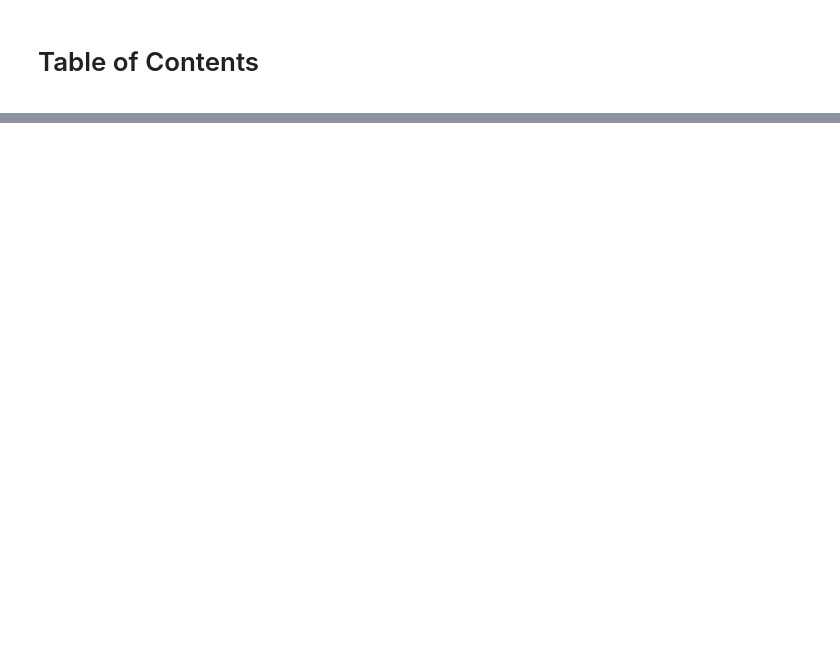
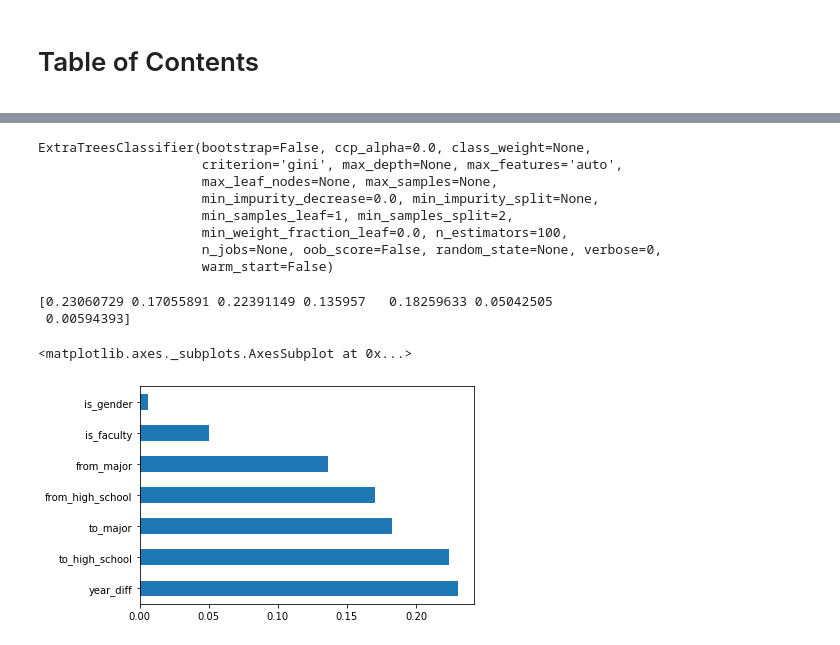
Before and after one commit to timpostuvan/link-prediction-facebook100, a Jupyter notebook: Feature Analysis.ipynb, the cells around one changed output, grey strips where cells are left out. Drawn from its saved outputs; the diff is of its cells as text; code cells hidden in the pictures; blank space fills up the shorter version.

Commit message:
Added: train-test data node2vec

```diff
--- a/Feature Analysis.ipynb
+++ b/Feature Analysis.ipynb
@@ -141,3 +3,0 @@ feature_red(raw_data,list(raw_data.columns)[2:],ind =  indices)
-# %%
-temp = pd.concat([n2v_df,raw_data['label']],axis=1)
-feature_red(temp,list(temp.columns),ind =  indices)
@@ -246,0 +27,16 @@ COEFF: [[-1.23535957e-05  1.67781281e-01  1.88488708e-02 -2.51086101e-04
+# %%
+def get_dirs():
+    dirs = []
+    for i in os.listdir('./data/'):
+        if os.path.isdir('./data/{}'.format(i)):
+            dirs.append(i)
+    return dirs
+
+
+def get_data(name,sep=','):
+    df = pd.DataFrame()
+    for x in get_dirs():
+        path = "./data/{}/{}{}".format(x, x, name)
+        temp = pd.read_csv(path,sep=sep)
+        df = df.append(temp)
+    return df
@@ -246,0 +55,4 @@ COEFF: [[-1.23535957e-05  1.67781281e-01  1.88488708e-02 -2.51086101e-04
+# %%
+base_df = get_data('.raw_data',sep='\t')
+base_df = base_df.drop(columns=['from_id','to_id'])
+base_df.info()
@@ -246,0 +187,12 @@ COEFF: [[-1.23535957e-05  1.67781281e-01  1.88488708e-02 -2.51086101e-04
+# %%
+#apply SelectKBest class to extract top 10 best features
+bestfeatures = SelectKBest(score_func=chi2, k='all')
+X = base_df.iloc[:,2:-1]  #independent columns
+y = base_df.iloc[:,-1]    #target column i.e price range
+fit = bestfeatures.fit(X,y)
+dfscores = pd.DataFrame(fit.scores_)
+dfcolumns = pd.DataFrame(X.columns)
+#concat two dataframes for better visualization
+featureScores = pd.concat([dfcolumns,dfscores],axis=1)
+featureScores.columns = ['Specs','Score']  #naming the dataframe columns
+print(featureScores.nlargest(10,'Score'))  #print 10 best features
@@ -246,0 +208,23 @@ COEFF: [[-1.23535957e-05  1.67781281e-01  1.88488708e-02 -2.51086101e-04
+# %%
+from sklearn.ensemble import ExtraTreesClassifier
+import matplotlib.pyplot as plt
+model = ExtraTreesClassifier()
+model.fit(X,y)
+print(model.feature_importances_) #use inbuilt class feature_importances of tree based classifiers
+#plot graph of feature importances for better visualization
+feat_importances = pd.Series(model.feature_importances_, index=X.columns)
+feat_importances.nlargest(10).plot(kind='barh')
+plt.show()
+# %% [output]
+ExtraTreesClassifier(bootstrap=False, ccp_alpha=0.0, class_weight=None,
+                     criterion='gini', max_depth=None, max_features='auto',
+                     max_leaf_nodes=None, max_samples=None,
+                     min_impurity_decrease=0.0, min_impurity_split=None,
+                     min_samples_leaf=1, min_samples_split=2,
+                     min_weight_fraction_leaf=0.0, n_estimators=100,
+                     n_jobs=None, oob_score=False, random_state=None, verbose=0,
+                     warm_start=False)
+[0.23060729 0.17055891 0.22391149 0.135957   0.18259633 0.05042505
+ 0.00594393]
+<matplotlib.axes._subplots.AxesSubplot at 0x...>
+[figure, added]
```
Also changed, not shown: parts of 47 cells of this notebook, 2 other files.
